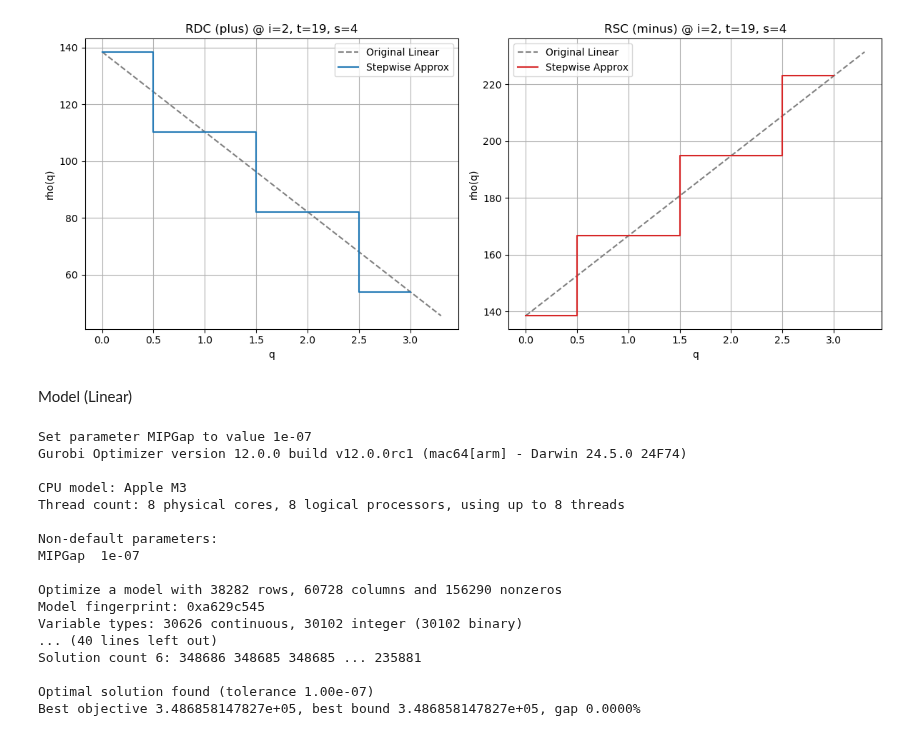
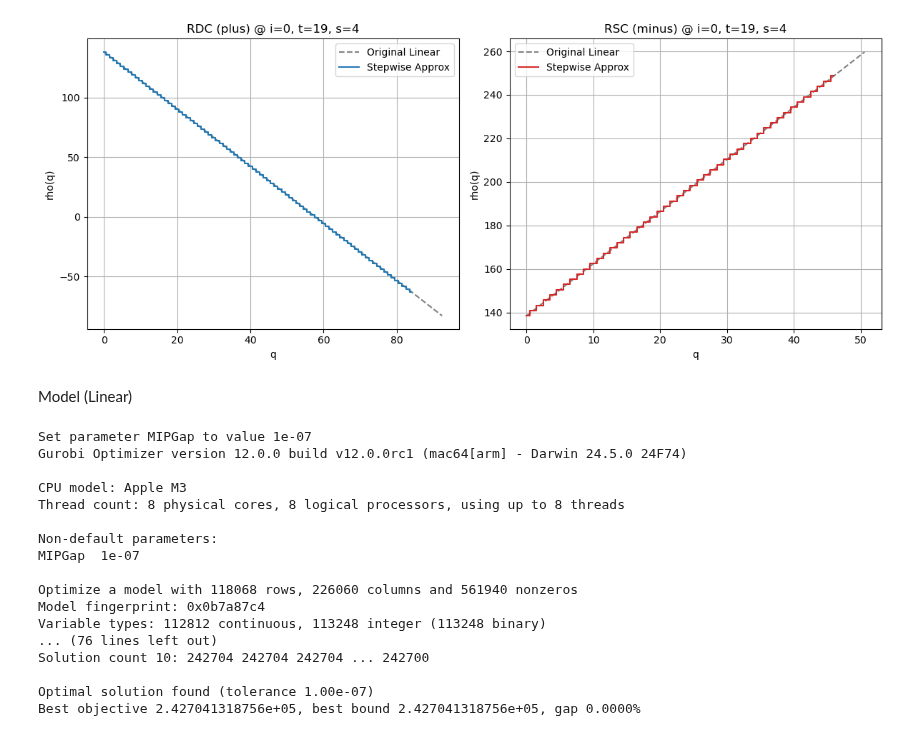
Before and after one commit to syeoyo/der, a Jupyter notebook: internal_market.ipynb, the cells around one changed output. Drawn from its saved outputs; the diff is of its cells as text; code cells hidden in the pictures.

```diff
--- a/internal_market.ipynb
+++ b/internal_market.ipynb
@@ -298,35 +299,35 @@ def plot_rho_stepwise_list(rho_plus, rho_minus, rho_plus_piece, rho_minus_piece,
     for idx, (rho, pwl_piece, ax, label, color) in enumerate(zip(
         rho_data, pwl_data, axes, labels, colors
     )):
         a, b = rho[target_i, target_t, target_s]
         piecewise = pwl_piece[target_i][target_t][target_s]  # shape (B, 2)
         q_vals = piecewise[:, 0]
         p_vals = piecewise[:, 1]
 
         # 원본 선형함수
         q_cont = np.linspace(0, max(q_vals) * 1.1 if np.any(q_vals > 0) else 1.0, 200)
         p_cont = a + b * q_cont
         ax.plot(q_cont, p_cont, '--', label='Original Linear', color='gray')
 
         # 계단형 근사
         ax.step(q_vals, p_vals, where='mid', label='Stepwise Approx', color=color)
 
         ax.set_title(f"{label} @ i={target_i}, t={target_t}, s={target_s}")
         ax.set_xlabel("q")
         ax.set_ylabel("rho(q)")
         ax.grid(True)
         ax.legend()
 
     plt.tight_layout()
     plt.show()
 
 plot_rho_stepwise_list(
     rho_plus, rho_minus,
     rho_plus_piece, rho_minus_piece,
-    target_i=2, target_t=19, target_s=4
+    target_i=0, target_t=19, target_s=4
 )
 # %% [output]
-[figure, old version]
+[figure, new version]
 # %% [markdown]
 Model (Linear)
 # %%
@@ -428,6 +429,8 @@ Model (Linear)
 # dp_vals = np.array([[dp[t, s].X for s in range(S)] for t in range(T)])
 # dm_vals = np.array([[dm[t, s].X for s in range(S)] for t in range(T)])
 # %%
+target_i = 0
+
 # === 모델 생성 ===
 model = gp.Model("PWL_Internal_Optimization")
 model.setParam("MIPGap", 1e-7)
@@ -448,6 +451,8 @@ p3  = model.addVars(T, S, vtype=GRB.BINARY, name="p3")
 p4  = model.addVars(T, S, vtype=GRB.BINARY, name="p4")
 p5  = model.addVars(T, S, vtype=GRB.BINARY, name="p5")
 p6  = model.addVars(T, S, vtype=GRB.BINARY, name="p6")
+p7  = model.addVars(T, S, vtype=GRB.BINARY, name="p7")
+p8  = model.addVars(T, S, vtype=GRB.BINARY, name="p8")
 
 # Stepwise variables
 w_plus = {}
@@ -488,7 +493,9 @@ model.setObjective(obj, GRB.MAXIMIZE)
 for t, s in product(range(T), range(S)):
     # 기본 수지식
     model.addConstr(R[target_i, t, s] - x[t] == yp[t, s] - ym[t, s] + zc[t, s] - zd[t, s] + dp[t, s] - dm[t, s])
-    model.addConstr(yp[t, s] + dp[t, s] + zc[t, s] <= R[target_i, t, s])
+    # model.addConstr(yp[t, s] + dp[t, s] + zc[t, s] <= R[target_i, t, s] + zd[t, s])
+    # model.addConstr(yp[t, s] + dp[t, s] + zc[t, s] <= R[target_i, t, s])
+    # model.addConstr(yp[t, s] + dp[t, s] <= R[target_i, t, s])
     model.addConstr(z[t+1, s] == z[t, s] + zc[t, s] - zd[t, s])
     model.addConstr(zd[t, s] <= z[t, s])
     model.addConstr(zc[t, s] <= K[target_i] - z[t, s])
@@ -502,10 +509,14 @@ for t, s in product(range(T), range(S)):
     model.addConstr(zd[t, s] <= M1 * (1 - p3[t, s]))
     model.addConstr(dp[t, s] <= M1 * p4[t, s])
     model.addConstr(dm[t, s] <= M1 * (1 - p4[t, s]))
-    model.addConstr(ym[t, s] <= M1 * p5[t, s])
-    model.addConstr(dp[t, s] <= M1 * (1 - p5[t, s]))
-    model.addConstr(yp[t, s] <= M1 * p6[t, s])
-    model.addConstr(dm[t, s] <= M1 * (1 - p6[t, s]))
+    # model.addConstr(ym[t, s] <= M1 * p5[t, s])
+    # model.addConstr(dp[t, s] <= M1 * (1 - p5[t, s]))
+    # model.addConstr(yp[t, s] <= M1 * p6[t, s])
+    # model.addConstr(dm[t, s] <= M1 * (1 - p6[t, s]))
+    # model.addConstr(zc[t, s] <= M1 * p7[t, s])
+    # model.addConstr(dm[t, s] <= M1 * (1 - p7[t, s]))
+    # model.addConstr(zd[t, s] <= M1 * p8[t, s])
+    # model.addConstr(dp[t, s] <= M1 * (1 - p8[t, s]))
 
     # piecewise aggregation
     model.addConstr(dp[t, s] == gp.quicksum(w_plus[t, s, b] + u_plus[t, s, b] * rho_plus_piece[target_i][t][s][b][0]
@@ -523,6 +534,20 @@ for t, s in product(range(T), range(S)):
         width = rho_minus_piece[target_i][t][s][b][0]
         model.addConstr(w_minus[t, s, b] <= u_minus[t, s, b] * width)
 
+    # for b in range(Bp):
+    #     if b < Bp - 1:
+    #         width = rho_plus_piece[target_i][t][s][b + 1][0] - rho_plus_piece[target_i][t][s][b][0]
+    #     else:
+    #         width = 1e-6
+    #     model.addConstr(w_plus[t, s, b] <= u_plus[t, s, b] * width)
+
+    # for b in range(Bm):
+    #     if b < Bm - 1:
+    #         width = rho_minus_piece[target_i][t][s][b + 1][0] - rho_minus_piece[target_i][t][s][b][0]
+    #     else:
+    #         width = 1e-6
+    #     model.addConstr(w_minus[t, s, b] <= u_minus[t, s, b] * width)
+
 # 초기 상태
 for s in range(S):
     model.addConstr(z[0, s] == K0[target_i])
@@ -547,11 +572,11 @@ Thread count: 8 physical cores, 8 logical processors, using up to 8 threads
 Non-default parameters:
 MIPGap  1e-07
 
-Optimize a model with 38282 rows, 60728 columns and 156290 nonzeros
-Model fingerprint: 0xa629c545
-Variable types: 30626 continuous, 30102 integer (30102 binary)
-... (40 lines left out)
-Solution count 6: 348686 348685 348685 ... 235881
+Optimize a model with 118068 rows, 226060 columns and 561940 nonzeros
+Model fingerprint: 0x0b7a87c4
+Variable types: 112812 continuous, 113248 integer (113248 binary)
+... (76 lines left out)
+Solution count 10: 242704 242704 242704 ... 242700
 
 Optimal solution found (tolerance 1.00e-07)
-Best objective 3.486858147827e+05, best bound 3.486858147827e+05, gap 0.0000%
+Best objective 2.427041318756e+05, best bound 2.427041318756e+05, gap 0.0000%
```
Also changed, not shown: parts of 5 cells of this notebook, 3 other files.
